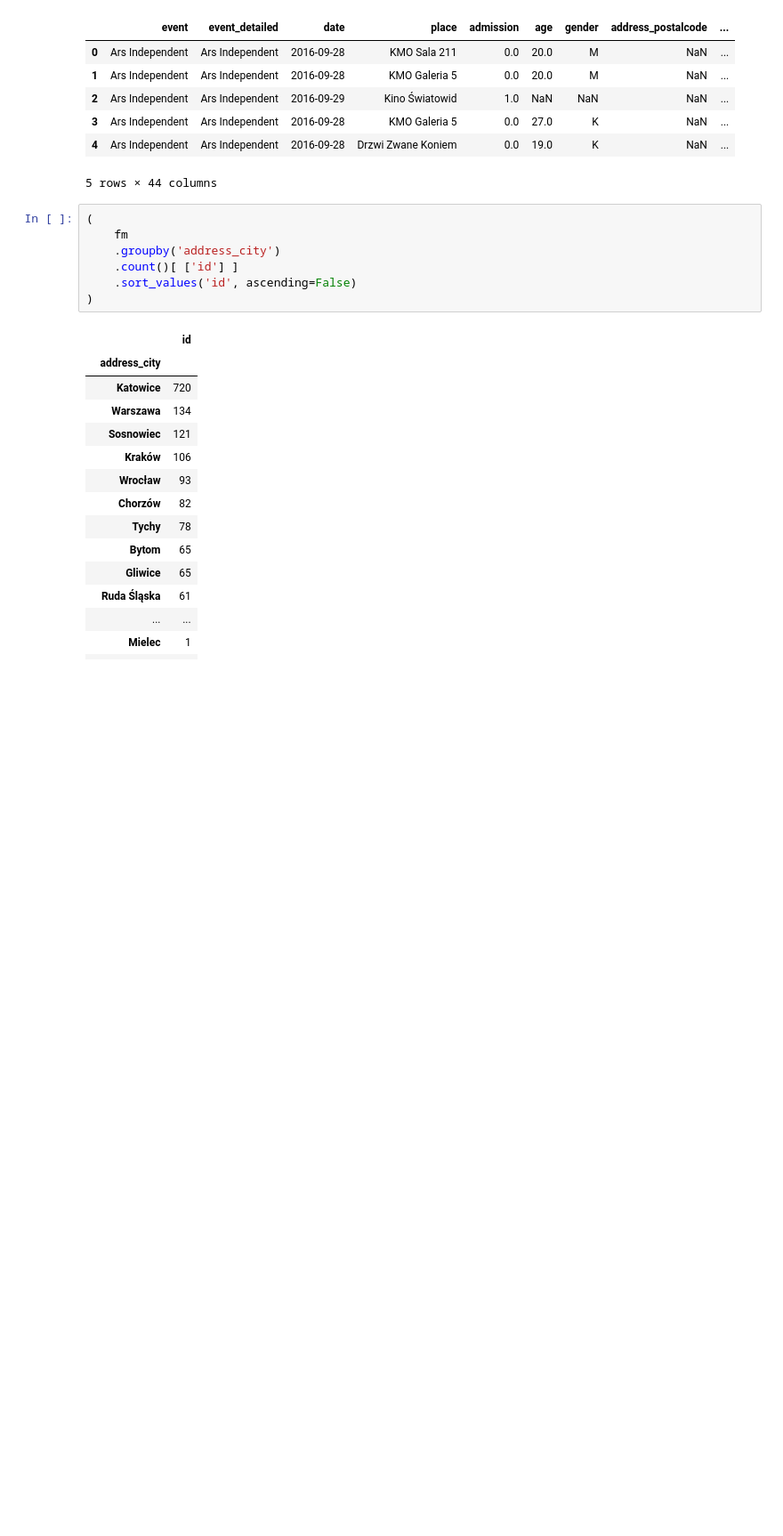
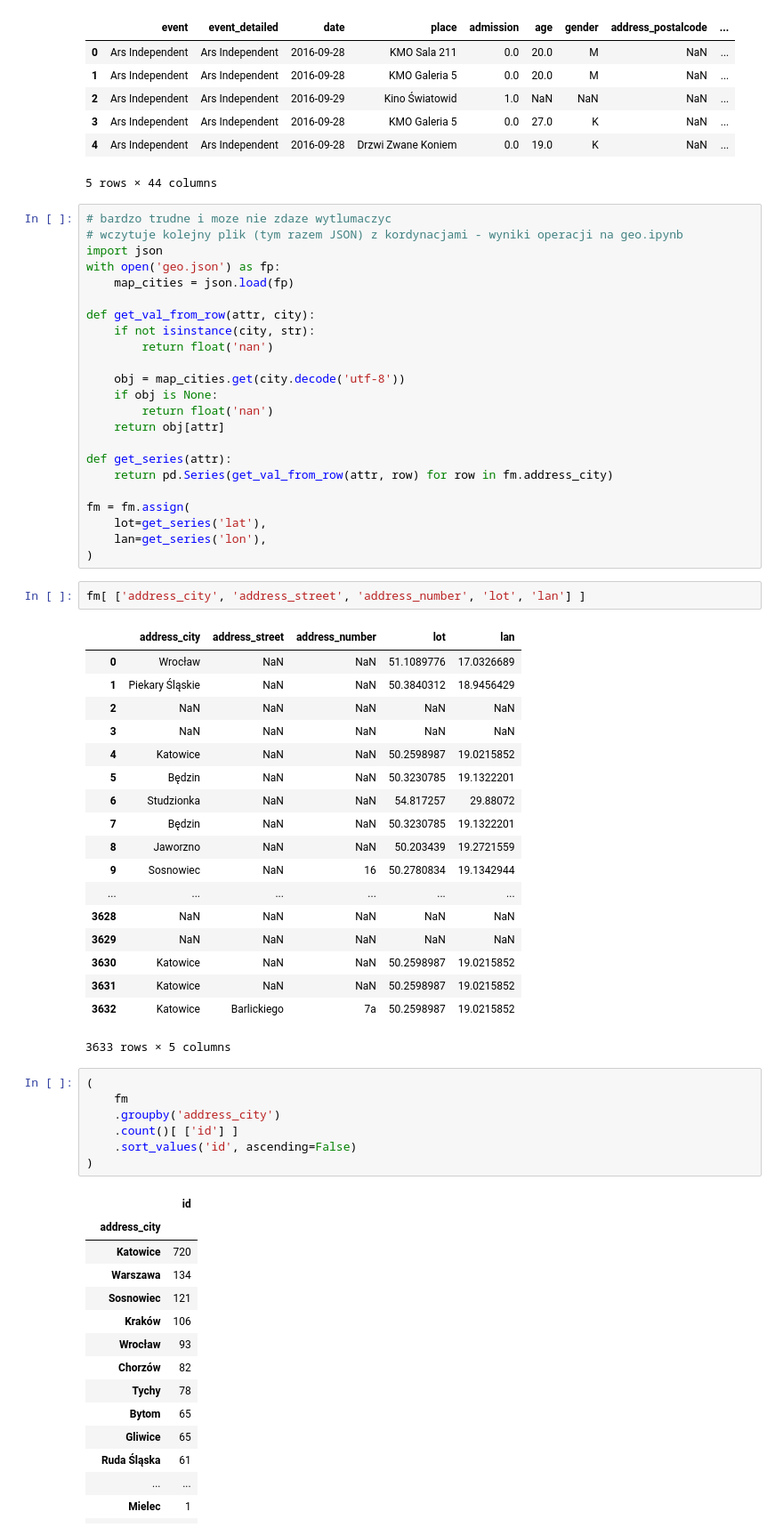
Before and after one commit to firemark/katowice-culture-survey, a Jupyter notebook: firemark.ipynb, the cells around one changed output. Shown: that part at 89% size. Drawn from its saved outputs; the diff is of its cells as text; blank space fills up the shorter version.

```diff
--- a/firemark.ipynb
+++ b/firemark.ipynb
@@ -24,6 +25,50 @@ fm[:5]
 | 3 | Ars Independent | Ars Independent | 2016-09-28 | KMO Galeria 5 | 0.0 | 27.0 | K | NaN | ... |
 | 4 | Ars Independent | Ars Independent | 2016-09-28 | Drzwi Zwane Koniem | 0.0 | 19.0 | K | NaN | ... |
 5 rows × 44 columns
+# %%
+# bardzo trudne i moze nie zdaze wytlumaczyc
+# wczytuje kolejny plik (tym razem JSON) z kordynacjami - wyniki operacji na geo.ipynb
+import json
+with open('geo.json') as fp:
+    map_cities = json.load(fp)
+
+def get_val_from_row(attr, city):
+    if not isinstance(city, str):
+        return float('nan')
+
+    obj = map_cities.get(city.decode('utf-8'))
+    if obj is None:
+        return float('nan')
+    return obj[attr]
+
+def get_series(attr):
+    return pd.Series(get_val_from_row(attr, row) for row in fm.address_city)
+
+fm = fm.assign(
+    lot=get_series('lat'),
+    lan=get_series('lon'),
+)
+# %%
+fm[ ['address_city', 'address_street', 'address_number', 'lot', 'lan'] ]
+# %% [output]
+|  | address_city | address_street | address_number | lot | lan |
+| 0 | Wrocław | NaN | NaN | 51.1089776 | 17.0326689 |
+| 1 | Piekary Śląskie | NaN | NaN | 50.3840312 | 18.9456429 |
+| 2 | NaN | NaN | NaN | NaN | NaN |
+| 3 | NaN | NaN | NaN | NaN | NaN |
+| 4 | Katowice | NaN | NaN | 50.2598987 | 19.0215852 |
+| 5 | Będzin | NaN | NaN | 50.3230785 | 19.1322201 |
+| 6 | Studzionka | NaN | NaN | 54.817257 | 29.88072 |
+| 7 | Będzin | NaN | NaN | 50.3230785 | 19.1322201 |
+| 8 | Jaworzno | NaN | NaN | 50.203439 | 19.2721559 |
+| 9 | Sosnowiec | NaN | 16 | 50.2780834 | 19.1342944 |
+| ... | ... | ... | ... | ... | ... |
+| 3628 | NaN | NaN | NaN | NaN | NaN |
+| 3629 | NaN | NaN | NaN | NaN | NaN |
+| 3630 | Katowice | NaN | NaN | 50.2598987 | 19.0215852 |
+| 3631 | Katowice | NaN | NaN | 50.2598987 | 19.0215852 |
+| 3632 | Katowice | Barlickiego | 7a | 50.2598987 | 19.0215852 |
+3633 rows × 5 columns
 # %%
 (
     fm
```
Also changed, not shown: parts of 1 cell of this notebook, 2 other files.
